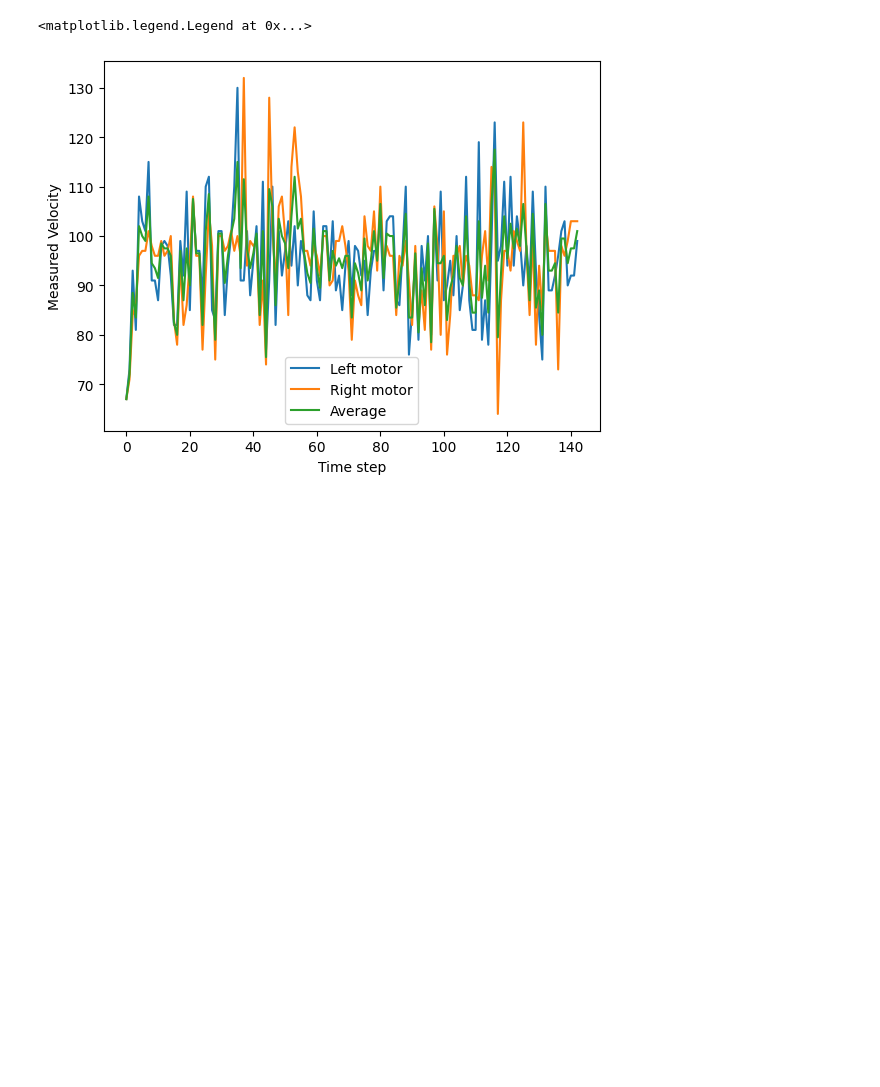
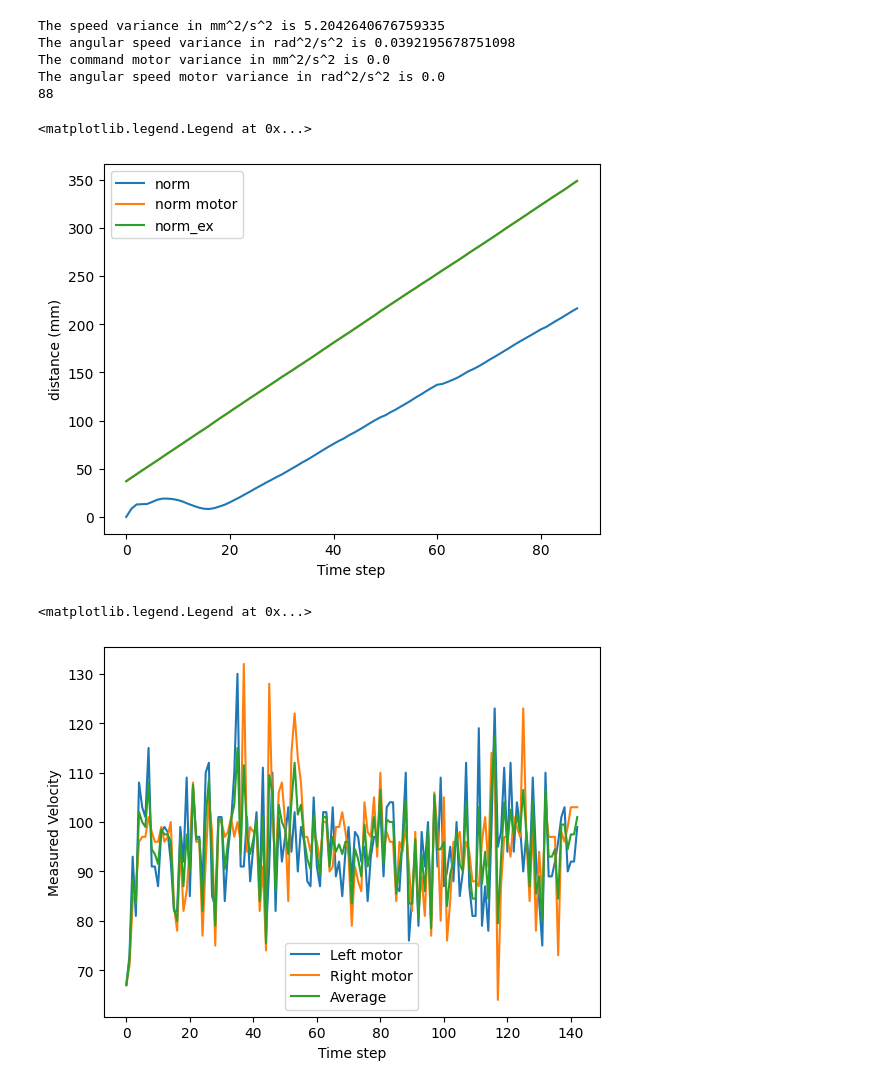
Before and after one commit to einsetumadur/MobileRoboticsG16, a Jupyter notebook: test_kalman.ipynb, the cells around one changed output. Saved outputs shown, nothing was run; the diff lists cells and outputs as text; code cells hidden in the pictures; blank space fills up the shorter version.

```diff
--- a/test_kalman.ipynb
+++ b/test_kalman.ipynb
@@ -262,22 +334,29 @@ async def get_position(start_time, state_estimate, P_estimate, command_motor):
 # %%
 #MAIN CODE :
 
-#parameters
 local_obstacle = False
 threshold_obst = 3500 #threshold for obstacle detection
-pos_x, pos_y, theta = 0, 0, 0
 command_motor = [100, 100]
 speed_history = []
 angular_speed_history = []
 camera_position_histoty = []
+speed_motor_histoty = []
+angular_speed_motor_histoty = []
+norm = []
+norm_ex = []
+norm_motor = []
 thymio_data.clear()
 
 async def main():
 
-    global local_obstacle, pos_x, pos_y, theta
+    global local_obstacle
+    state_estimate = [np.array([[0], [0], [0], [0], [0]])]
+    P_estimate = [1000 * np.ones(5)]
+    state_estimate_ex = [np.array([[0], [0], [0]])]
+    P_estimate_ex = [1000 * np.ones(3)]
     start_time = time.time()
-    state_estimate = [np.array([[0], [0], [0]])]
-    P_estimate = [1000 * np.ones(3)]
+    start = time.time()
+    print("start", start)
 
     while(1):
         sens = await get_proximity_values()
@@ -291,15 +370,18 @@ async def main():
 
         if not local_obstacle:
             node.send_set_variables(motors(command_motor[0], command_motor[1]))
-            state_estimate, P_estimate, speed, angular_speed = await get_position(start_time, state_estimate, P_estimate, command_motor)
+            state_estimate, P_estimate, state_estimate_ex, P_estimate_ex, speed, angular_speed, start_time, pos_motor, speed_motor = await get_position(state_estimate, P_estimate, state_estimate_ex, P_estimate_ex, command_motor, start_time)
             speed_history.append(speed)
             angular_speed_history.append(angular_speed)
-            start_time = time.time()
-            print(state_estimate[-1][0]/10, state_estimate[-1][1]/10, (state_estimate[-1][2]*180)/np.pi)
+            speed_motor_histoty.append(speed_motor[0])
+            angular_speed_motor_histoty.append(speed_motor[1])
+            #print(state_estimate[-1][0]/10, state_estimate[-1][1]/10, (state_estimate[-1][3]*180)/np.pi)
+            print("state_estimate", state_estimate[-1])
+            norm_ex.append(np.sqrt(state_estimate_ex[-1][0]**2 + state_estimate_ex[-1][1]**2))
+            norm.append(np.sqrt(state_estimate[-1][0]**2 + state_estimate[-1][1]**2))
+            norm_motor.append(np.sqrt(pos_motor[0]**2 + pos_motor[1]**2))
+            print("norm", norm[-1])
+            print("temps", time.time() - start)
 
 await main()
-std_speed = np.std(speed_history[10:])
-std_angular_speed = np.std(angular_speed_history[10:])
-print("The speed variance in mm^2/s^2 is {}".format(std_speed))
-print("The angular speed variance in rad^2/s^2 is {}".format(std_angular_speed))
 # %% [output]
@@ -323,5 +405,31 @@ The angular speed variance in rad^2/s^2 is 0.05224114179456647
+# %%
+std_speed = np.std(speed_history[30:])
+std_angular_speed = np.std(angular_speed_history[30:])
+std_command_motor = np.std(speed_motor_histoty[30:])
+std_angular_speed_motor = np.std(angular_speed_motor_histoty[30:])
+print("The speed variance in mm^2/s^2 is {}".format(std_speed))
+print("The angular speed variance in rad^2/s^2 is {}".format(std_angular_speed))
+print("The command motor variance in mm^2/s^2 is {}".format(std_command_motor))
+print("The angular speed motor variance in rad^2/s^2 is {}".format(std_angular_speed_motor))
+print(len(speed_history))
+# %% [output]
+The speed variance in mm^2/s^2 is 5.2042640676759335
+The angular speed variance in rad^2/s^2 is 0.0392195678751098
+The command motor variance in mm^2/s^2 is 0.0
+The angular speed motor variance in rad^2/s^2 is 0.0
+88
 # %%
 await node.set_variables(motors(0, 0))
+# %%
+plt.plot(norm[:], label="norm")
+plt.plot(norm_motor[:], label="norm motor")
+plt.plot(norm_ex[:], label="norm_ex")
+plt.xlabel("Time step")
+plt.ylabel("distance (mm)")
+plt.legend()
+# %% [output]
+<matplotlib.legend.Legend at 0x...>
+[figure, added]
 # %%
 l_speed = [x["left_speed"] for x in thymio_data]
 r_speed = [x["right_speed"] for x in thymio_data]
```
Also changed, not shown: parts of 9 cells of this notebook.
